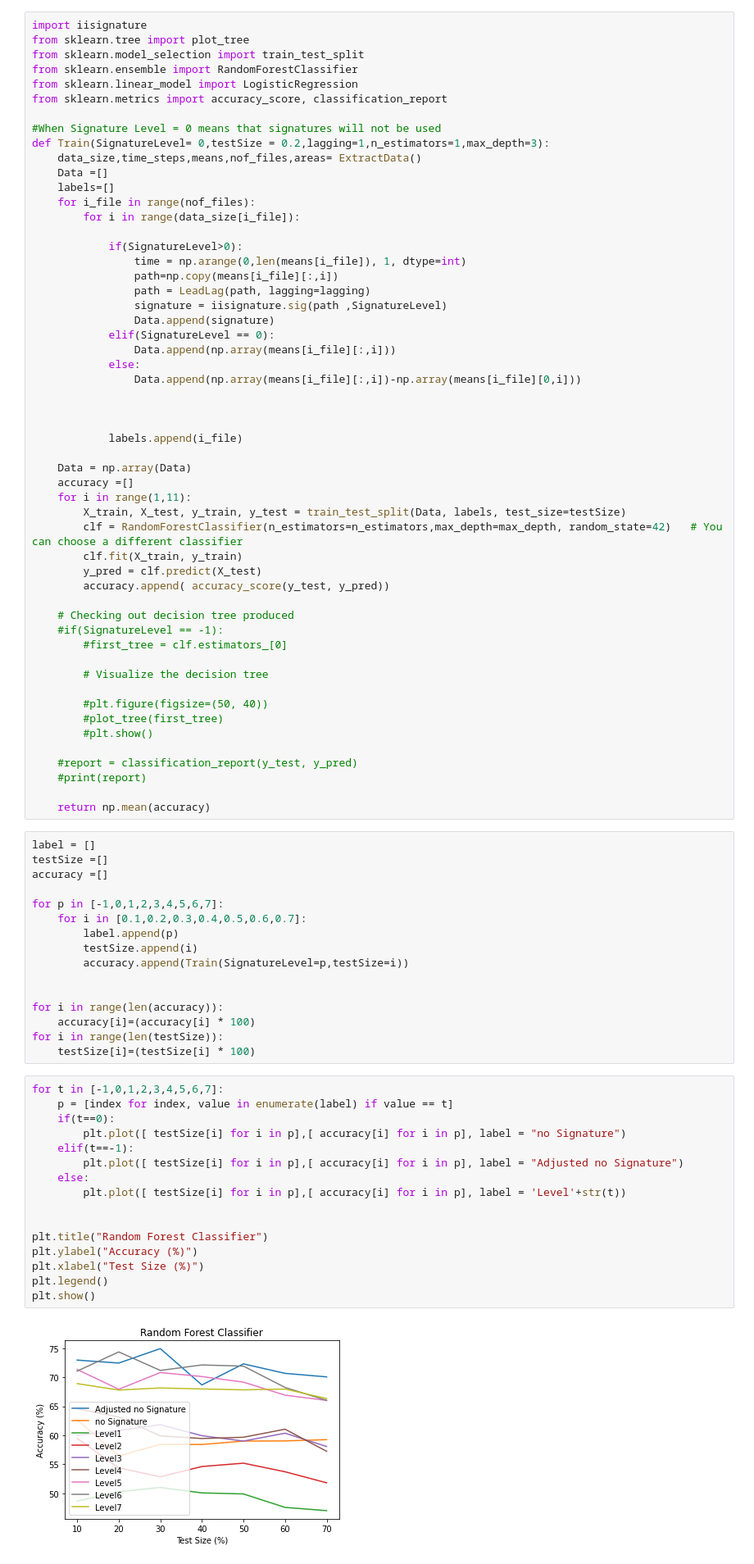
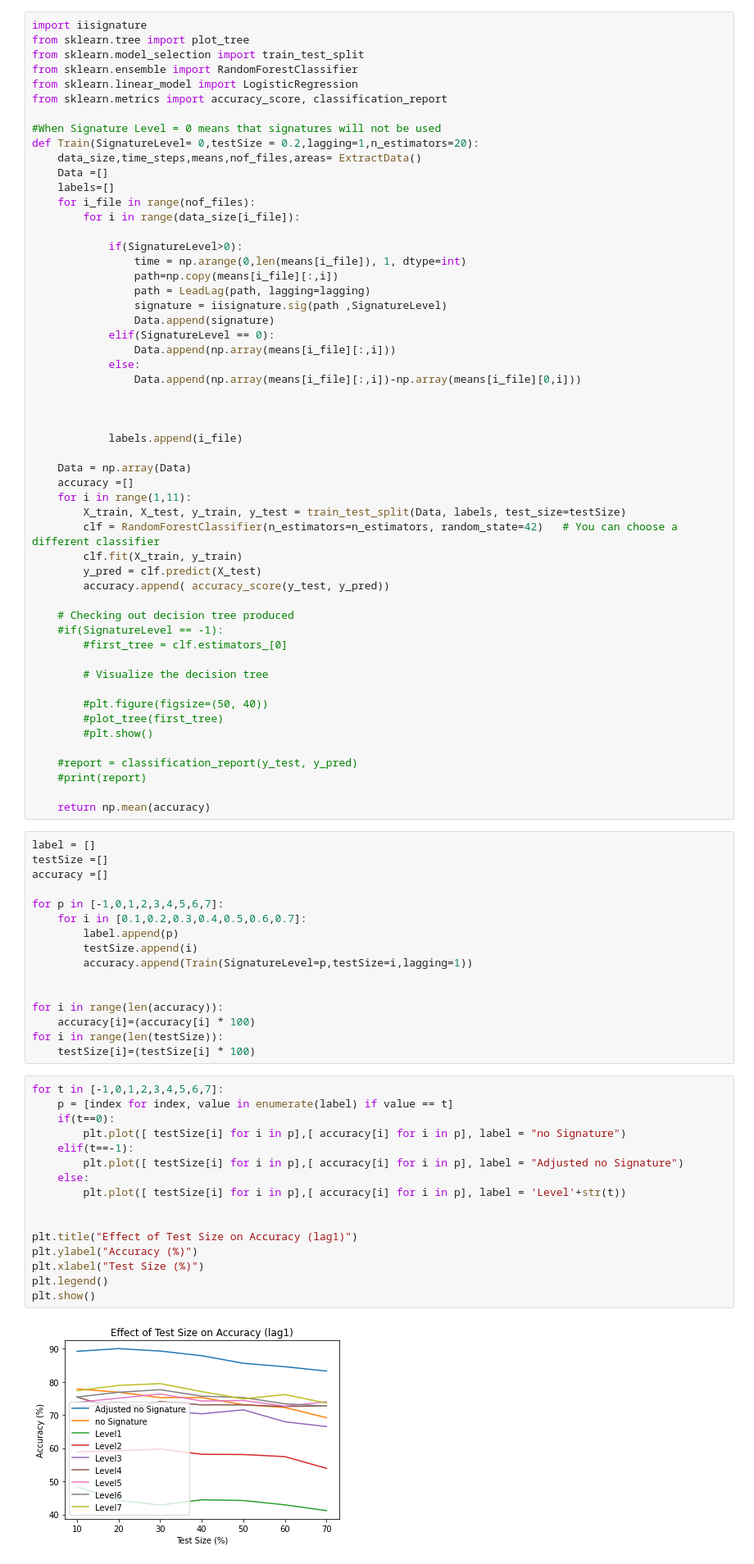
Before and after one commit to ambarljin/Y4-Diss, a Jupyter notebook: LoadMicroscopyData.ipynb, the cells around one changed output. Shown: that part at 82% size. Saved outputs shown, nothing was run; the diff lists cells and outputs as text.

```diff
--- a/LoadMicroscopyData.ipynb
+++ b/LoadMicroscopyData.ipynb
@@ -60,7 +60,7 @@ from sklearn.linear_model import LogisticRegression
 from sklearn.metrics import accuracy_score, classification_report
 
 #When Signature Level = 0 means that signatures will not be used
-def Train(SignatureLevel= 0,testSize = 0.2,lagging=1,n_estimators=1,max_depth=3):
+def Train(SignatureLevel= 0,testSize = 0.2,lagging=1,n_estimators=20):
     data_size,time_steps,means,nof_files,areas= ExtractData()
     Data =[]
     labels=[]
@@ -86,7 +86,7 @@ def Train(SignatureLevel= 0,testSize = 0.2,lagging=1,n_estimators=1,max_depth=3)
     accuracy =[]
     for i in range(1,11):
         X_train, X_test, y_train, y_test = train_test_split(Data, labels, test_size=testSize)
-        clf = RandomForestClassifier(n_estimators=n_estimators,max_depth=max_depth, random_state=42)   # You can choose a different classifier
+        clf = RandomForestClassifier(n_estimators=n_estimators, random_state=42)   # You can choose a different classifier
         clf.fit(X_train, y_train)
         y_pred = clf.predict(X_test)
         accuracy.append( accuracy_score(y_test, y_pred))
@@ -114,7 +114,7 @@ for p in [-1,0,1,2,3,4,5,6,7]:
     for i in [0.1,0.2,0.3,0.4,0.5,0.6,0.7]:
         label.append(p)
         testSize.append(i)
-        accuracy.append(Train(SignatureLevel=p,testSize=i))
+        accuracy.append(Train(SignatureLevel=p,testSize=i,lagging=1))
 
 
 for i in range(len(accuracy)):
@@ -124,21 +124,21 @@ for i in range(len(testSize)):
 # %%
 for t in [-1,0,1,2,3,4,5,6,7]:
     p = [index for index, value in enumerate(label) if value == t]
     if(t==0):
         plt.plot([ testSize[i] for i in p],[ accuracy[i] for i in p], label = "no Signature")
     elif(t==-1):
         plt.plot([ testSize[i] for i in p],[ accuracy[i] for i in p], label = "Adjusted no Signature")
     else:
         plt.plot([ testSize[i] for i in p],[ accuracy[i] for i in p], label = 'Level'+str(t))
 
 
-plt.title("Random Forest Classifier")
+plt.title("Effect of Test Size on Accuracy (lag1)")
 plt.ylabel("Accuracy (%)")
 plt.xlabel("Test Size (%)")
 plt.legend()
 plt.show()
 # %% [output]
-[figure, old version]
+[figure, new version]
 # %% [markdown]
 # Visualising the Data
 # %%
```
Also changed, not shown: 1 other file.
